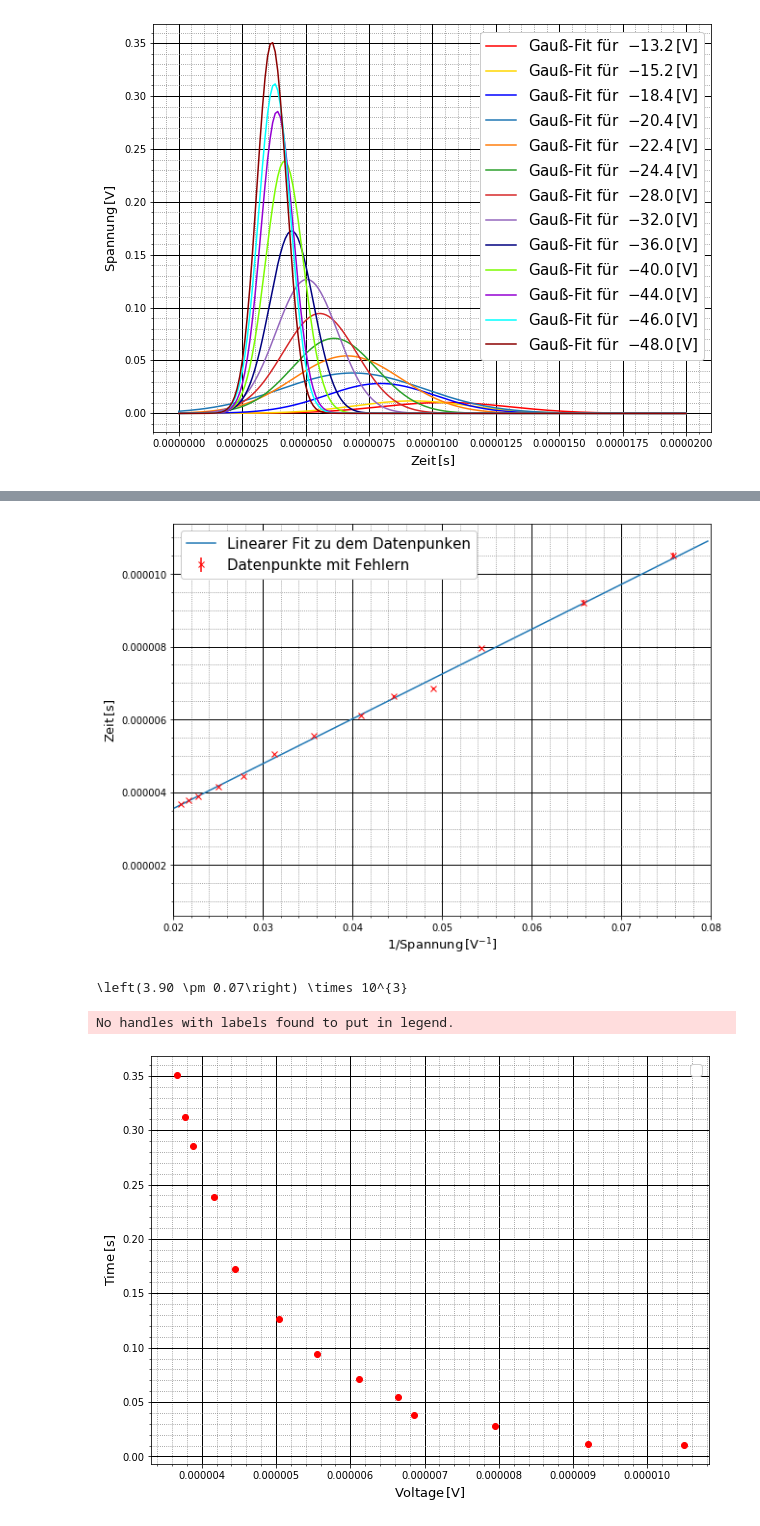
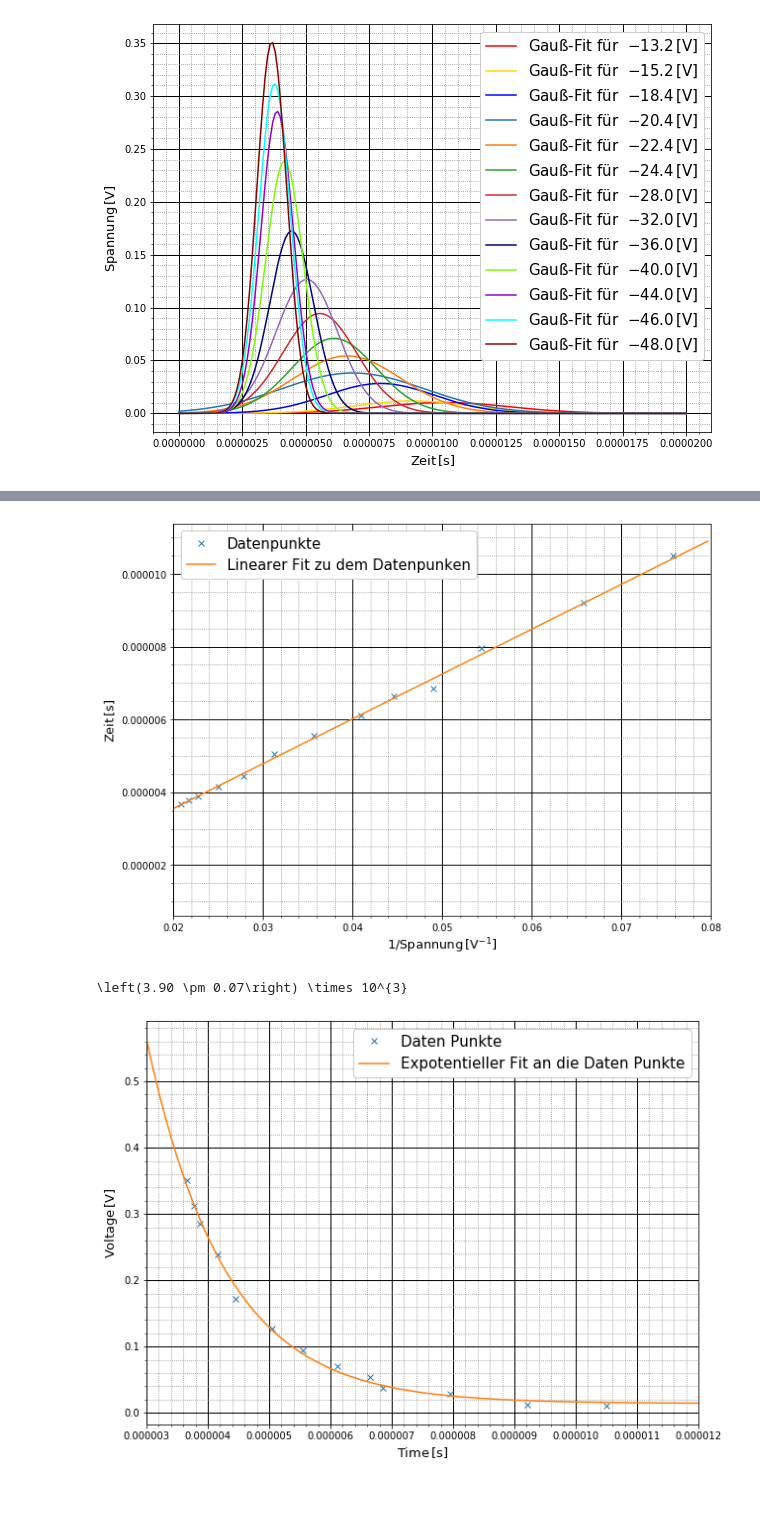
Before and after one commit to shockcookie/FP, a Jupyter notebook: Halbleiter/Data/V2/SpannungsMessung/Halbleiter Teil 2 Spannung.ipynb, the cells around one changed output, grey strips where cells are left out. Drawn from its saved outputs; the diff is of its cells as text; code cells hidden in the pictures; blank space fills up the shorter version.

```diff
--- a/Halbleiter/Data/V2/SpannungsMessung/Halbleiter Teil 2 Spannung.ipynb
+++ b/Halbleiter/Data/V2/SpannungsMessung/Halbleiter Teil 2 Spannung.ipynb
@@ -8,7 +8,7 @@ from scipy.optimize import curve_fit
 # %% [output]
 Populating the interactive namespace from numpy and matplotlib
 # %%
-def csvReader(x):
+def csvReader(x, string=False):
     """
         csvReader takes a csv file and creats a list with lists of the colloms.
         It also turns strings into numbers if possible.
@@ -309,7 +293,7 @@ for i in range(len(x_c)):
     x_c_e.append(x_c[i].std_dev)
 xnew, ynew = linfit([1/13.2,1/15.2,1/18.4,1/20.4,1/22.4,1/24.4,1/28.0,1/32.0,1/36,1/40,1/44,1/46,1/48],x_c_v,d=(0,0.08),sigma=x_c_e)
 µ_pm = linfit_pm([1/13.2,1/15.2,1/18.4,1/20.4,1/22.4,1/24.4,1/28.0,1/32.0,1/36,1/40,1/44,1/46,1/48],x_c_v,sigma=x_c_e)
-plt.errorbar([1/13.2,1/15.2,1/18.4,1/20.4,1/22.4,1/24.4,1/28.0,1/32.0,1/36,1/40,1/44,1/46,1/48], x_c_v, x_c_e, fmt="x", label='Datenpunkte mit Fehlern', color='red')
+plt.plot([1/13.2,1/15.2,1/18.4,1/20.4,1/22.4,1/24.4,1/28.0,1/32.0,1/36,1/40,1/44,1/46,1/48], x_c_v,'x',label='Datenpunkte')
 plt.plot(xnew, ynew,label='Linearer Fit zu dem Datenpunken')
 
 
@@ -342,7 +326,7 @@ plt.legend(fontsize=15, framealpha=1)
 plt.savefig('V2SPannung1.png')
 plt.show()
 # %% [output]
-[figure, old version]
+[figure, new version]
 # %%
 print('{:L}'.format(3 * 0.16  / µ_pm[0][0]))
 # %% [output]
@@ -395,38 +379,37 @@ p0 = [1,0.00001,0]
 #easyGauß(x_v_7, N= r' $-28.0\,[\mathrm{V}]$')
 #easyGauß(x_v_13, N= r' $-32.0\,[\mathrm{V}]$')
 #easyGauß(x_v_8, N= r' $-36.0\,[\mathrm{V}]$', farbe='navy')
 #easyGauß(x_v_9, N= r' $-40.0\,[\mathrm{V}]$', farbe='lawngreen')
 #easyGauß(x_v_10, N= r' $-44.0\,[\mathrm{V}]$', farbe='darkviolet')
 #easyGauß(x_v_11, N= r' $-46.0\,[\mathrm{V}]$', farbe='aqua')
 #easyGauß(x_v_12, N= r' $-48.0\,[\mathrm{V}]$', farbe='darkred')
 
-xnew, ynew = exfit(x_c_v, -1*np.array(x_A_v),p0,d=(0,0.00002))
+xnew, ynew = exfit(x_c_v, -1*np.array(x_A_v),p0,d=(0.000003,0.00002))
 tau2_pm = exfit_pm(x_c_v, -1*np.array(x_A_v),p0)
-plt.plot(x_c_v,-1*np.array(x_A_v),'ro')
-#plt.plot(xnew, ynew)
+plt.plot(x_c_v, -1 * np.array(x_A_v),'x',label='Daten Punkte')
+plt.plot(xnew, ynew, label='Expotentieller Fit an die Daten Punkte')
 
 ###   Label / Title
 
-plt.xlabel(r'Voltage$\,[\mathrm{V}]$', fontsize=13)
-plt.ylabel(r'Time$\,[\mathrm{s}]$', fontsize=13)
+plt.ylabel(r'Voltage$\,[\mathrm{V}]$', fontsize=13)
+plt.xlabel(r'Time$\,[\mathrm{s}]$', fontsize=13)
 
 ###   Axes / Grid
 
 axes = plt.gca()  ##  Searches current Axes
 
-#axes.set_xlim([0,0.00001])
+axes.set_xlim([0.000003,0.000012])
 #axes.set_ylim([-300,370])
 
 #axes.set_yticks([0,10,20,30,40,50,60,70,80,90,100,110])
 #axes.set_xticks([0.1,0.2,0.3,0.4,0.5,0.6,0.7,0.8])
 
 axes.grid(which='major', linestyle='-', linewidth='1', color='black')
 axes.grid(which='minor', linestyle=':', color='gray')
 axes.minorticks_on()
 
 plt.legend(fontsize=15, framealpha=1)
 plt.savefig('V2SPannung1.png')
 plt.show()
 # %% [output]
-No handles with labels found to put in legend.
-[figure, old version]
+[figure, new version]
```
Also changed, not shown: parts of 6 cells of this notebook, 9 other files.
